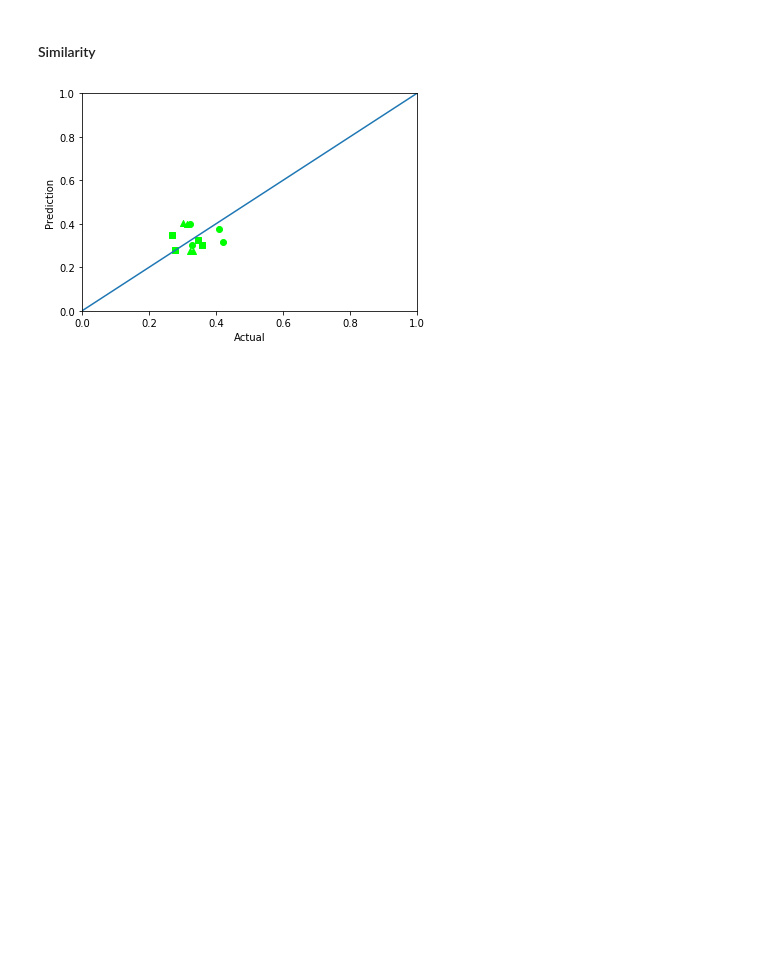
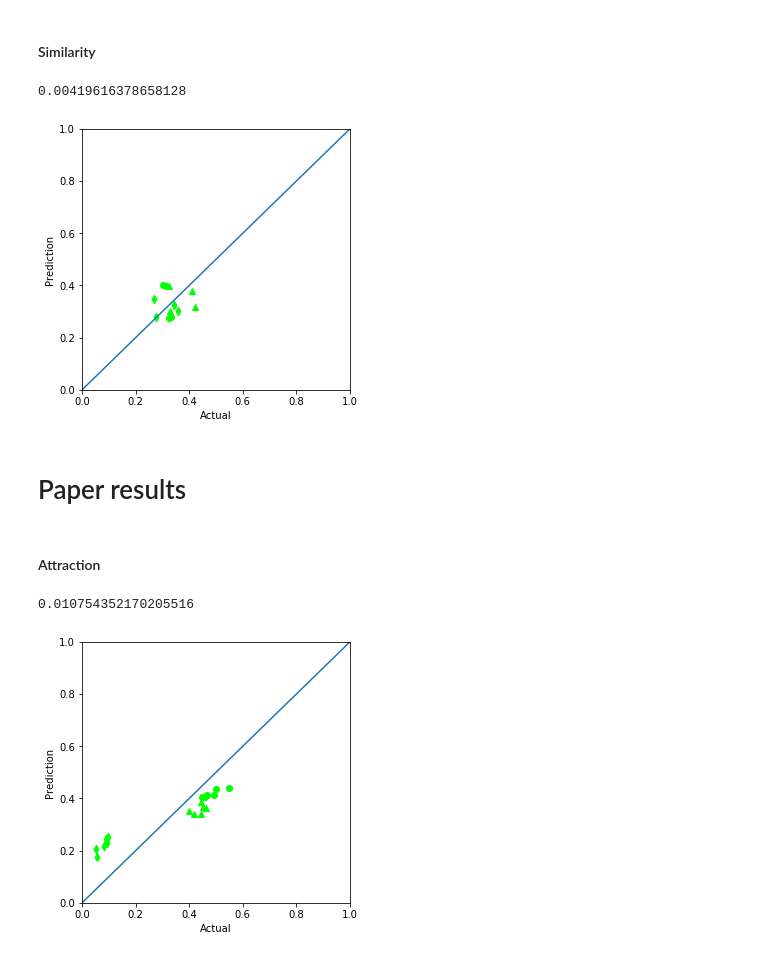
Before and after one commit to Rahgooy/mlba_ml, a Jupyter notebook: Aggregate learning.ipynb, the cells around one changed output. Drawn from its saved outputs; the diff is of its cells as text; code cells hidden in the pictures; blank space fills up the shorter version.

```diff
--- a/Aggregate learning.ipynb
+++ b/Aggregate learning.ipynb
@@ -110,5 +123,42 @@ plot_results(actual, pred)
 e1c_effects = [d for _, d in e1c.groupby('Effect')]
 actual, pred, mse = get_predictions(model, [*e1c_effects])
 plot_results(actual, pred)
+np.mean(mse)
 # %% [output]
+0.00419616378658128
-[figure, old version]
+[figure, new version]
+# %% [markdown]
+# Paper results
+# %%
+def load_paper_data(path):
+    with open(path) as f:
+        data = json.load(f)
+    data = [[s[k] for k in cols] for u in data for s in u]
+    data = pd.DataFrame(data=data, columns=cols)
+    return data.rename(columns={'Cond': 'Effect'})
+
+experimentData = {
+    'e1a': (e1a, load_paper_data('out/e1a.pred.json')),
+    'e1b': (e1b, load_paper_data('out/e1b.pred.json')),
+    'e1c': (e1c, load_paper_data('out/e1c.pred.json')),
+}
+# %%
+
+cols = ['Cond', 'Time', 'Resp.O1', 'Resp.O2', 'Resp.O3']
+def get_paper_predictions(exp):
+    actual, pred = experimentData[exp]
+    actual = [[k ,get_freq(d.response.values - 1)] for k, d in actual.groupby('Effect')]
+    pred = [[k, d[['Resp.O1', 'Resp.O2', 'Resp.O3']].values.mean(0)] for k, d in pred.groupby('Effect')]
+    actual = np.array([e[1] for e in sorted(actual, key=lambda x: x[0])])
+    pred = np.array([e[1] for e in sorted(pred, key=lambda x: x[0])])
+    mse = ((actual - pred) ** 2).mean(1)
+    return actual, pred, mse.tolist()
+# %% [markdown]
+#### Attraction
+# %%
+actual, pred, mse = get_paper_predictions('e1a')
+plot_results(actual, pred)
+np.mean(mse)
+# %% [output]
+0.010754352170205516
+[figure, added]
```
Also changed, not shown: parts of 10 cells of this notebook.
